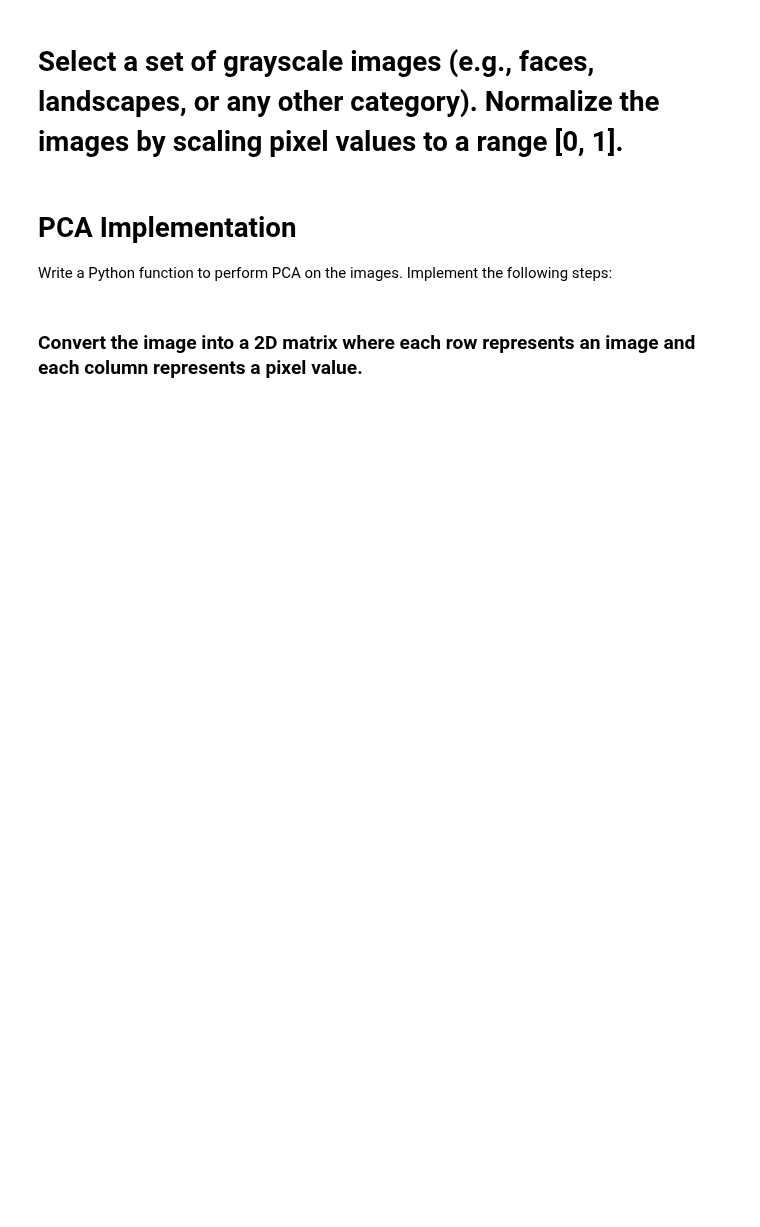
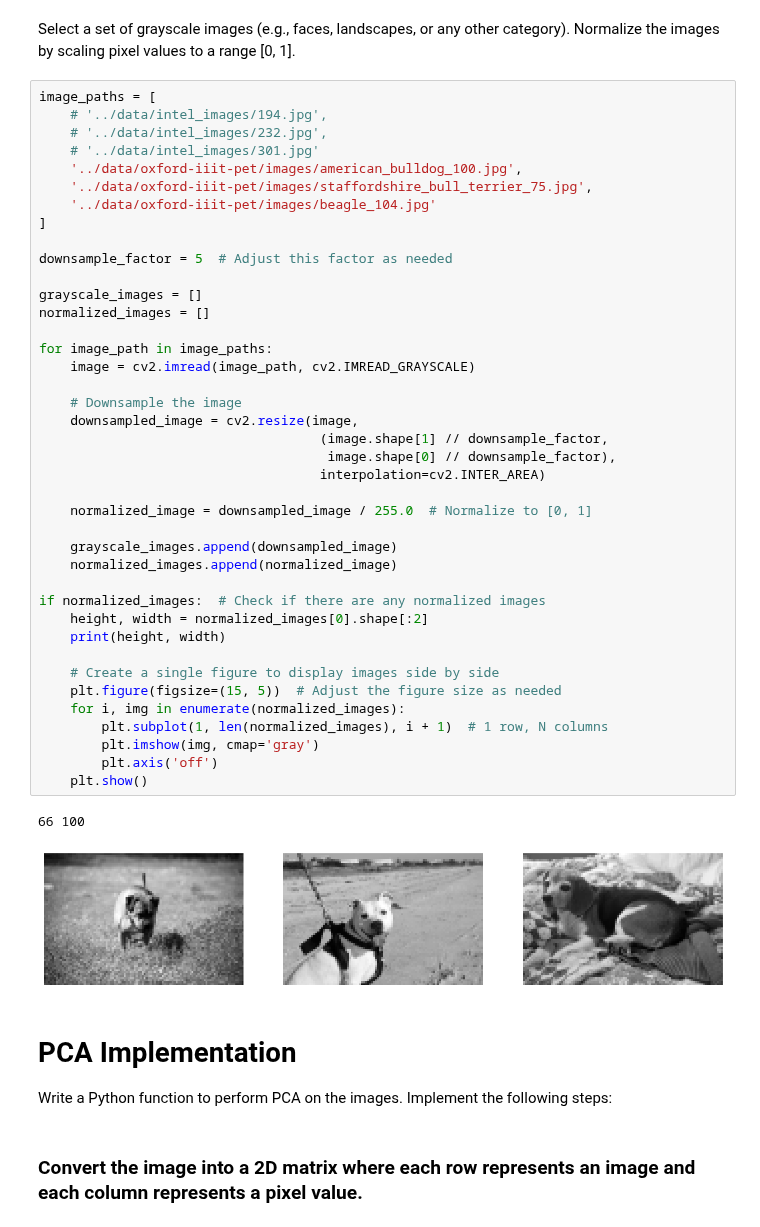
Before and after one commit to Anders-Stubberud/IT3212, a Jupyter notebook: assignment_2/anders_pca.ipynb, the cells around one changed output. Saved outputs shown, nothing was run; the diff lists cells and outputs as text; blank space fills up the shorter version.

```diff
--- a/assignment_2/anders_pca.ipynb
+++ b/assignment_2/anders_pca.ipynb
@@ -3,5 +8,48 @@ import pandas as pd
 # %% [markdown]
-# Select a set of grayscale images (e.g., faces, landscapes, or any other category). Normalize the images by scaling pixel values to a range [0, 1].
+Select a set of grayscale images (e.g., faces, landscapes, or any other category). Normalize the images by scaling pixel values to a range [0, 1].
+# %%
+image_paths = [
+    # '../data/intel_images/194.jpg',
+    # '../data/intel_images/232.jpg',
+    # '../data/intel_images/301.jpg'
+    '../data/oxford-iiit-pet/images/american_bulldog_100.jpg',
+    '../data/oxford-iiit-pet/images/staffordshire_bull_terrier_75.jpg',
+    '../data/oxford-iiit-pet/images/beagle_104.jpg'
+]
+
+downsample_factor = 5  # Adjust this factor as needed
+
+grayscale_images = []
+normalized_images = []
+
+for image_path in image_paths:
+    image = cv2.imread(image_path, cv2.IMREAD_GRAYSCALE)
+
+    # Downsample the image
+    downsampled_image = cv2.resize(image,
+                                    (image.shape[1] // downsample_factor,
+                                     image.shape[0] // downsample_factor),
+                                    interpolation=cv2.INTER_AREA)
+
+    normalized_image = downsampled_image / 255.0  # Normalize to [0, 1]
+
+    grayscale_images.append(downsampled_image)
+    normalized_images.append(normalized_image)
+
+if normalized_images:  # Check if there are any normalized images
+    height, width = normalized_images[0].shape[:2]
+    print(height, width)
+
+    # Create a single figure to display images side by side
+    plt.figure(figsize=(15, 5))  # Adjust the figure size as needed
+    for i, img in enumerate(normalized_images):
+        plt.subplot(1, len(normalized_images), i + 1)  # 1 row, N columns
+        plt.imshow(img, cmap='gray')
+        plt.axis('off')
+    plt.show()
+# %% [output]
+66 100
+[figure, added]
 # %% [markdown]
 # PCA Implementation
 Write a Python function to perform PCA on the images. Implement the following steps:
```
Also changed, not shown: parts of 9 cells of this notebook, 1 other file.
